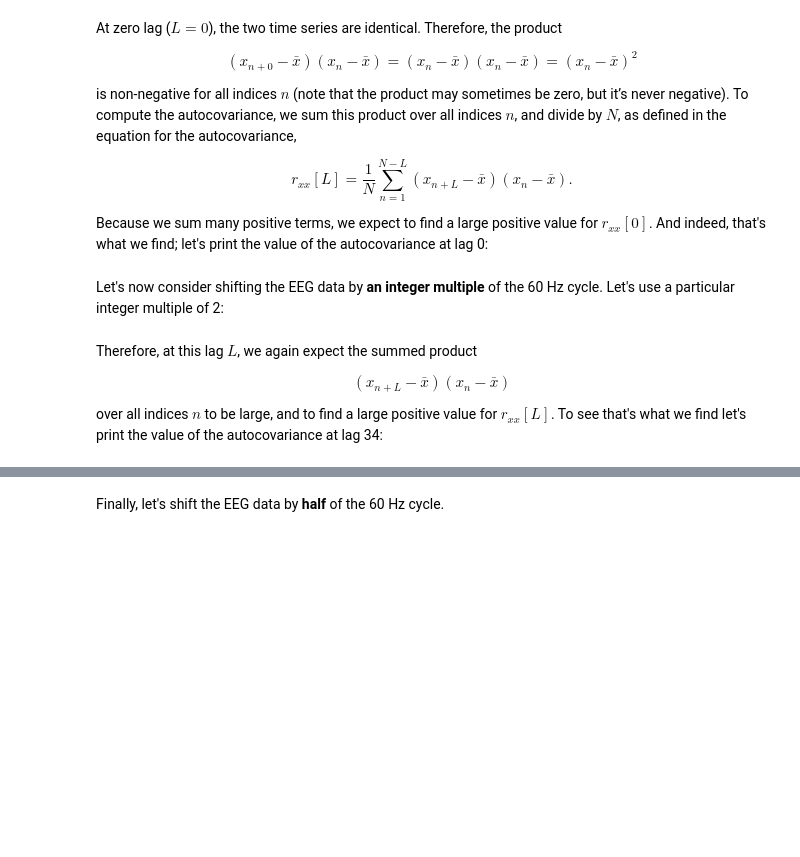
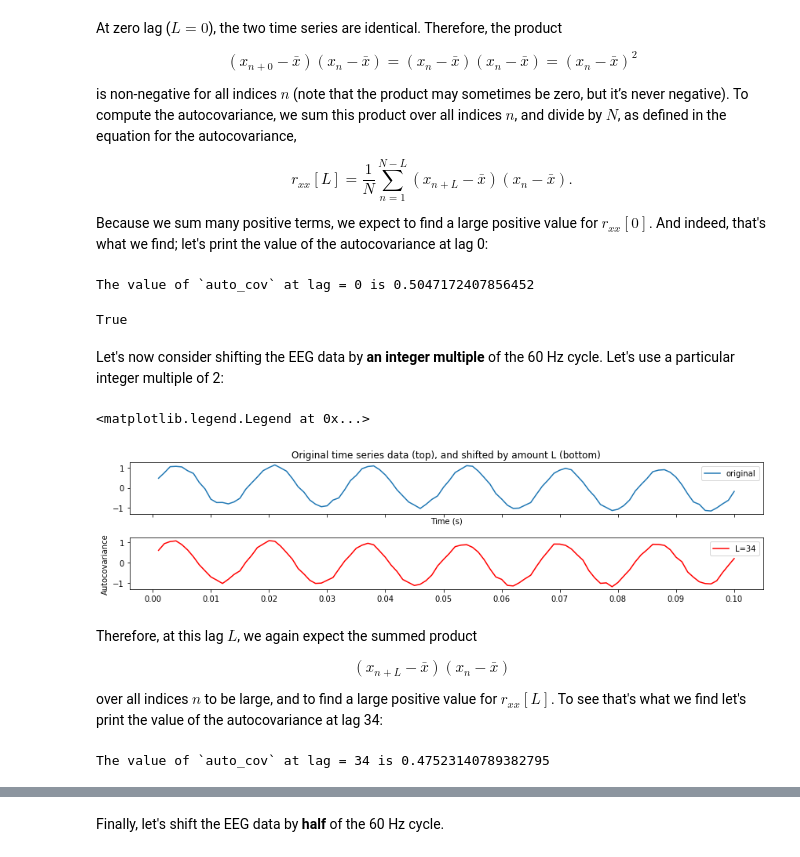
Before and after one commit to jaib1/Case-Studies-Python, a Jupyter notebook: content/03/the-power-spectrum-part-1.ipynb, the cells around one changed output, grey strips where cells are left out. Cells and saved outputs as stored; diff of their text form; code cells hidden in the pictures; blank space fills up the shorter version.

```diff
--- a/content/03/the-power-spectrum-part-1.ipynb
+++ b/content/03/the-power-spectrum-part-1.ipynb
@@ -368,2 +450,11 @@ ac[where(lags == 0)]
+# %%
+auto_cov_at_0 = auto_cov[where(lags == 0)][0]
+print('The value of `auto_cov` at lag = 0 is ' + \
+      str(auto_cov_at_0))
+# show that `auto_cov` at lag=0 is indeed the max value of `auto_cov`
+auto_cov_at_0 == np.max(auto_cov)
+# %% [output]
+The value of `auto_cov` at lag = 0 is 0.5047172407856452
+True
 # %% [markdown]
 Let's now consider shifting the EEG data by **an integer multiple** of the 60 Hz cycle. Let's use a particular integer multiple of 2:
@@ -377,3 +461,21 @@ title("Original time series data, and shifted by amount L");
+# %%
+# Plot original eeg
+fig6, ax6 = plt.subplots(2,1, sharex=True, sharey=True)
+idxs = range(100)
+ax6[0].plot(t[idxs], x[idxs], label="original")
+ax6[0].legend()
+ax6[0].set_xticks(np.arange(0,0.11,0.01))
+ax6[0].set_xlabel('Time (s)')
+ax6[1].set_ylabel('Autocovariance')
+ax6[0].set_title("Original time series data (top), and shifted by amount L (bottom)");
+
+# Calculate new lag (shift eeg to the right by ~2 cycles) and plot
+L=int(np.ceil(2/60/dt));
+ax6[1].plot(t[idxs], x[[i + L for i in idxs]], label="L={}".format(L), color='r')
+ax6[1].legend()
+# %% [output]
+<matplotlib.legend.Legend at 0x...>
+[figure, added]
 # %% [markdown]
 Therefore, at this lag $L$, we again expect the summed product
 
@@ -385,3 +485,8 @@ ac[where(lags == L)]
+# %%
+auto_cov_at_L = auto_cov[where(lags == L)][0]
+print('The value of `auto_cov` at lag = {} is {}'.format(L, auto_cov_at_L))
+# %% [output]
+The value of `auto_cov` at lag = 34 is 0.47523140789382795
 # %% [markdown]
 Notice that this value is positive, and near the value of the autocorrelation at lag 0. In fact, we expect the autocovariance to be large and positive whenever the lag $L$ is an integer multiple of the 60 Hz cycle (i.e., an integer multiple of 1/60 ≈ 0.0166 s); this is exactly what we find in the [plot of the autocovariance](#fig:3-4a).<span class="figsup">fig<img src="imgs/3-4a.png"></span>
 # %% [markdown]
```
Also changed, not shown: parts of 29 cells of this notebook.
